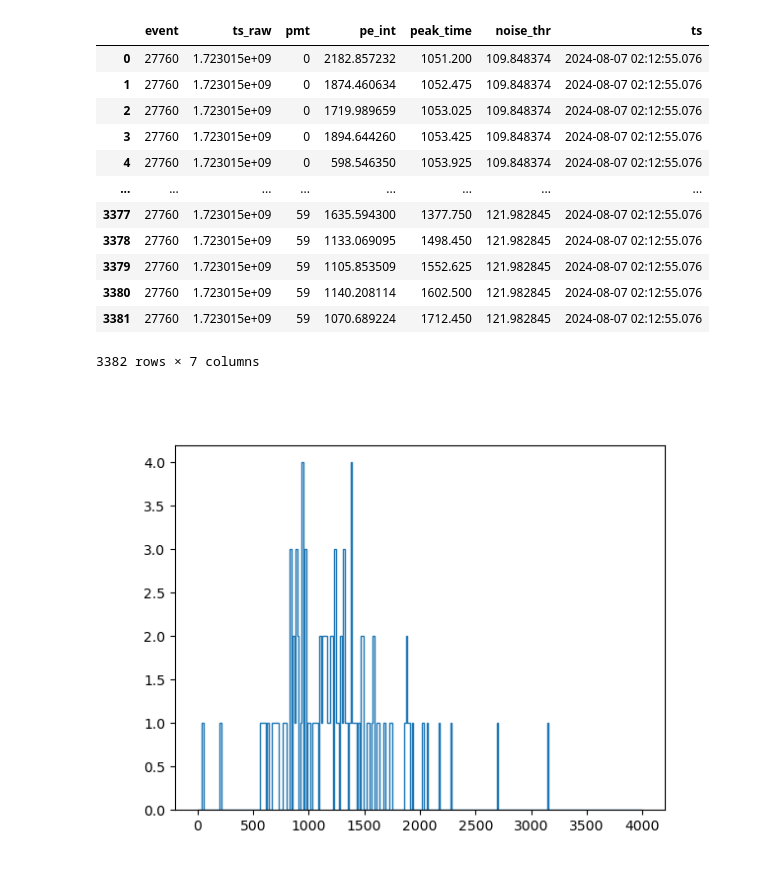
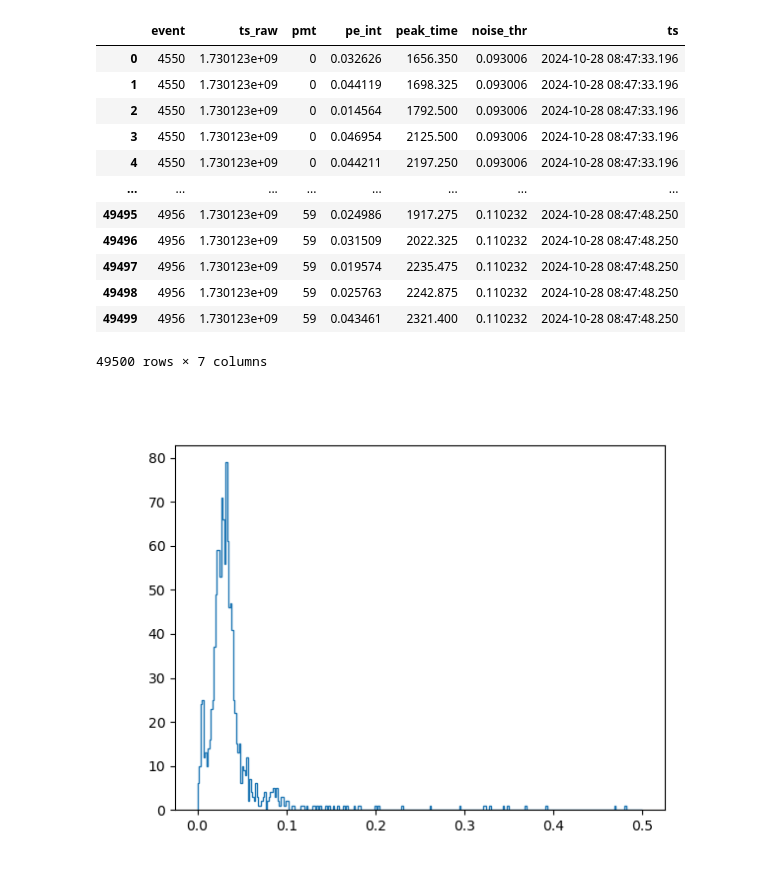
Before and after one commit to kvjmistry/DoubleBeta, a Jupyter notebook: Alphas/notebooks/StudyDeconvolvedWaveforms.ipynb, the cells around one changed output. Saved outputs shown, nothing was run; the diff lists cells and outputs as text; code cells hidden in the pictures.

```diff
--- a/Alphas/notebooks/StudyDeconvolvedWaveforms.ipynb
+++ b/Alphas/notebooks/StudyDeconvolvedWaveforms.ipynb
@@ -227,7 +240,8 @@ def FitS2(time, amplitude):
 # filename  = "../data/run_14584_0000_ldc1_trg0.waveforms.h5"
 # filename  = "../data/xenon/run_14498_0011_ldc3_trg0.waveforms.h5"
 # filename = "../data/run_14583_0000_ldc1_trg0.waveforms.h5"
-filename = "../data/run_14710_0000_ldc7_trg0.waveforms.h5"
+# filename = "../data/run_14710_0000_ldc7_trg0.waveforms.h5"
+filename = "../data/run_14780_0108_ldc1_trg0.waveforms.h5"
 
 raw_evts = pd.read_hdf(filename, '/Run/events')
 print(raw_evts.evt_number.unique())
@@ -609,0 +526,15 @@ On Event: 46
+# %%
+plt.figure()
+bin_fact=100 # rebin amount
+wfs_sum_binned = rebin_array(wfs_sum, bin_fact)
+times_binned   = np.arange(wfs_sum_binned .size) * sp_pmt*bin_fact
+print(times_binned)
+plt.plot(times_binned, wfs_sum_binned , label = f"PMT {plot_mode}",  color = "Teal");
+
+peaksN, _ = find_peaks(wfs_sum_binned[ int(grass_lim[0]/(tc*bin_fact)):int(grass_lim[1]/(tc*bin_fact))], height=1)
+
+print( (peaksN + int(grass_lim[0]/(tc*bin_fact)))*bin_fact )
+
+print("Num Grass Long Peaks:", len(peaksN))
+
+print(int(grass_lim[0]/(tc*bin_fact)), int(grass_lim[1]/(tc*bin_fact)), len(times_binned))
@@ -850,34 +853,34 @@ AttributeError: 'int' object has no attribute 'size'
 # %%
 display(data)
 plt.figure()
 # for pmt in data.pmt.unique():
     # if (pmt <= 50 and pmt >= 49):
     # plt.hist(data[data.pmt == pmt].pe_int, bins = np.arange(0, 300, 1), histtype = "step", label = pmt);
 
 
 # plt.hist(data[data.pmt == 0].pe_int, bins = np.arange(0, 300, 1), histtype = "step",  label = "PMT 12");
-plt.hist(data[data.pmt == 1].pe_int, bins = np.linspace(0, 4000, 300), histtype = "step",  label = "PMT 13");
+plt.hist(data[data.pmt == 1].pe_int, bins = np.linspace(0, 0.5, 300), histtype = "step",  label = "PMT 13");
 # plt.hist(data[data.pmt == 2].pe_int, bins = np.arange(0, 300, 1), histtype = "step", label = "PMT 14");
 # plt.hist(data[data.pmt == 3].pe_int, bins = np.arange(0, 300, 1), histtype = "step", label = "PMT 15");
 # plt.hist(data[data.pmt == 4].pe_int, bins = np.arange(0, 300, 1), histtype = "step");
 # plt.hist(data[data.pmt == 10].pe_int, bins = np.arange(0, 300, 2), histtype = "step");
 
 
 
 
 # plt.legend()
 # %% [output]
 |  | event | ts_raw | pmt | pe_int | peak_time | noise_thr | ts |
-| 0 | 27760 | 1.723015e+09 | 0 | 2182.857232 | 1051.200 | 109.848374 | 2024-08-07 02:12:55.076 |
-| 1 | 27760 | 1.723015e+09 | 0 | 1874.460634 | 1052.475 | 109.848374 | 2024-08-07 02:12:55.076 |
-| 2 | 27760 | 1.723015e+09 | 0 | 1719.989659 | 1053.025 | 109.848374 | 2024-08-07 02:12:55.076 |
-| 3 | 27760 | 1.723015e+09 | 0 | 1894.644260 | 1053.425 | 109.848374 | 2024-08-07 02:12:55.076 |
-| 4 | 27760 | 1.723015e+09 | 0 | 598.546350 | 1053.925 | 109.848374 | 2024-08-07 02:12:55.076 |
+| 0 | 4550 | 1.730123e+09 | 0 | 0.032626 | 1656.350 | 0.093006 | 2024-10-28 08:47:33.196 |
+| 1 | 4550 | 1.730123e+09 | 0 | 0.044119 | 1698.325 | 0.093006 | 2024-10-28 08:47:33.196 |
+| 2 | 4550 | 1.730123e+09 | 0 | 0.014564 | 1792.500 | 0.093006 | 2024-10-28 08:47:33.196 |
+| 3 | 4550 | 1.730123e+09 | 0 | 0.046954 | 2125.500 | 0.093006 | 2024-10-28 08:47:33.196 |
+| 4 | 4550 | 1.730123e+09 | 0 | 0.044211 | 2197.250 | 0.093006 | 2024-10-28 08:47:33.196 |
 | ... | ... | ... | ... | ... | ... | ... | ... |
-| 3377 | 27760 | 1.723015e+09 | 59 | 1635.594300 | 1377.750 | 121.982845 | 2024-08-07 02:12:55.076 |
-| 3378 | 27760 | 1.723015e+09 | 59 | 1133.069095 | 1498.450 | 121.982845 | 2024-08-07 02:12:55.076 |
-| 3379 | 27760 | 1.723015e+09 | 59 | 1105.853509 | 1552.625 | 121.982845 | 2024-08-07 02:12:55.076 |
-| 3380 | 27760 | 1.723015e+09 | 59 | 1140.208114 | 1602.500 | 121.982845 | 2024-08-07 02:12:55.076 |
-| 3381 | 27760 | 1.723015e+09 | 59 | 1070.689224 | 1712.450 | 121.982845 | 2024-08-07 02:12:55.076 |
+| 49495 | 4956 | 1.730123e+09 | 59 | 0.024986 | 1917.275 | 0.110232 | 2024-10-28 08:47:48.250 |
+| 49496 | 4956 | 1.730123e+09 | 59 | 0.031509 | 2022.325 | 0.110232 | 2024-10-28 08:47:48.250 |
+| 49497 | 4956 | 1.730123e+09 | 59 | 0.019574 | 2235.475 | 0.110232 | 2024-10-28 08:47:48.250 |
+| 49498 | 4956 | 1.730123e+09 | 59 | 0.025763 | 2242.875 | 0.110232 | 2024-10-28 08:47:48.250 |
+| 49499 | 4956 | 1.730123e+09 | 59 | 0.043461 | 2321.400 | 0.110232 | 2024-10-28 08:47:48.250 |
-3382 rows × 7 columns
+49500 rows × 7 columns
-[figure, old version]
+[figure, new version]
```
Also changed, not shown: parts of 17 cells of this notebook, 7 other files.
